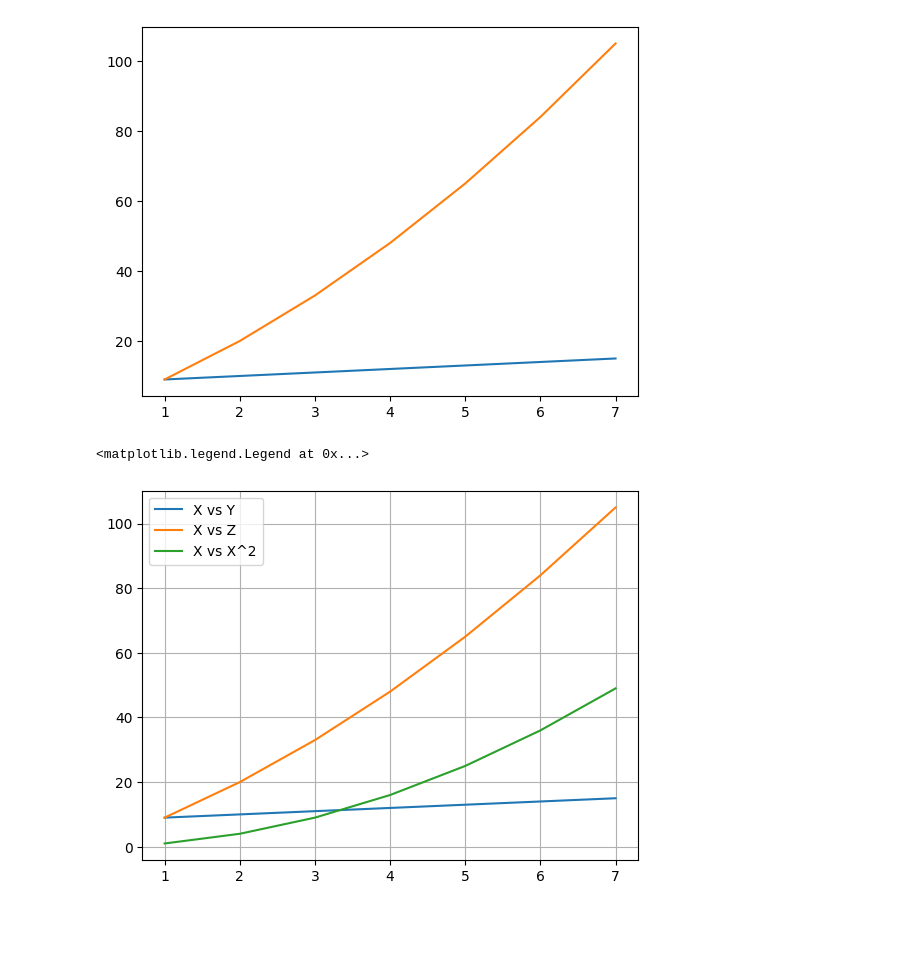
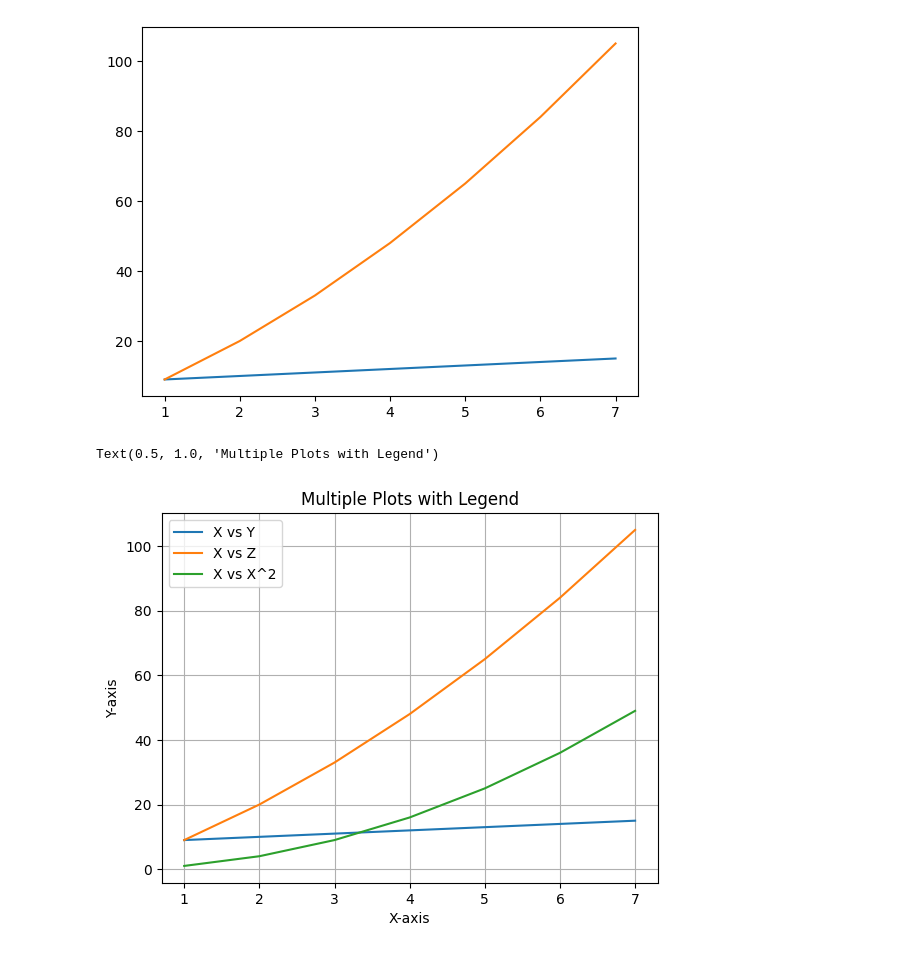
Before and after one commit to sangu0005/data_analysis_workspace, a Jupyter notebook: Maplotlib.ipynb, the cells around one changed output. Saved outputs shown, nothing was run; the diff lists cells and outputs as text; code cells hidden in the pictures; blank space fills up the shorter version.

```diff
--- a/Maplotlib.ipynb
+++ b/Maplotlib.ipynb
@@ -22,9 +22,12 @@ plt.plot(x,z)
 # %%
 plt.plot(x,y, label = 'X vs Y')
 plt.plot(x,z, label = 'X vs Z')
 plt.plot(x, x**2, label = 'X vs X^2')
 plt.grid(axis='both')
 plt.legend(loc='upper left')
+plt.xlabel('X-axis')
+plt.ylabel('Y-axis')
+plt.title('Multiple Plots with Legend')
 # %% [output]
-<matplotlib.legend.Legend at 0x...>
+Text(0.5, 1.0, 'Multiple Plots with Legend')
-[figure, old version]
+[figure, new version]
```
